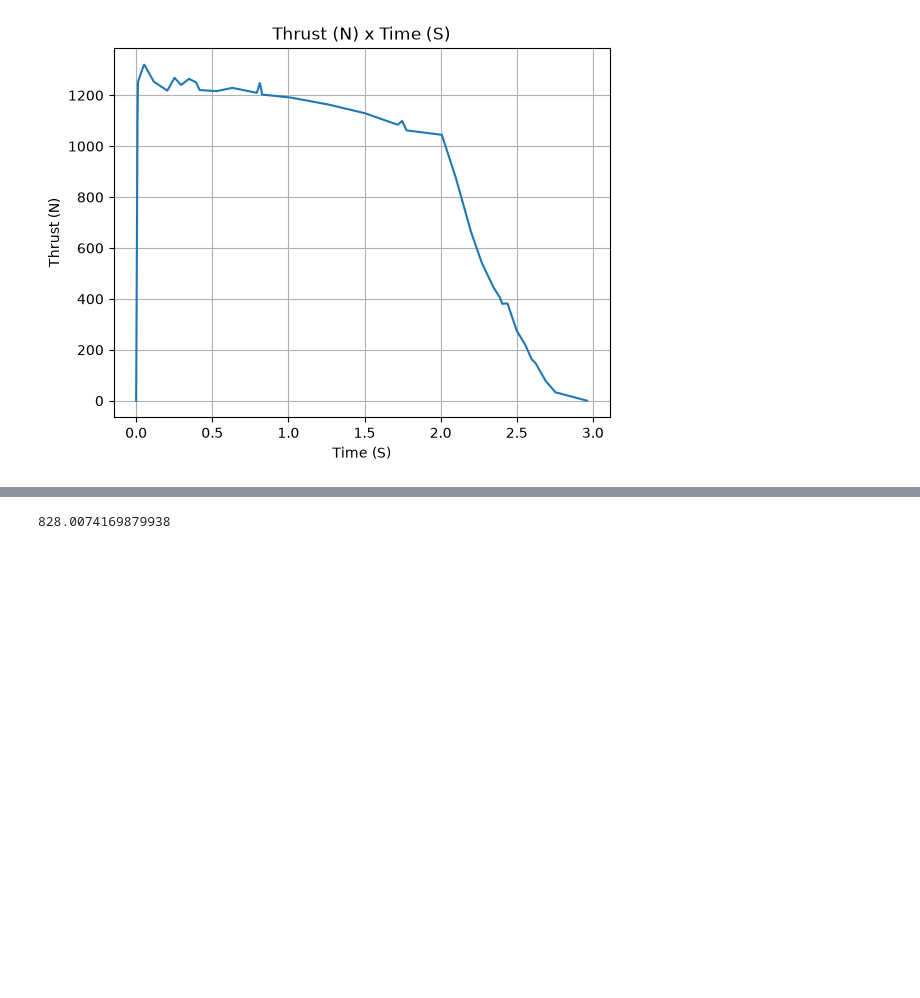
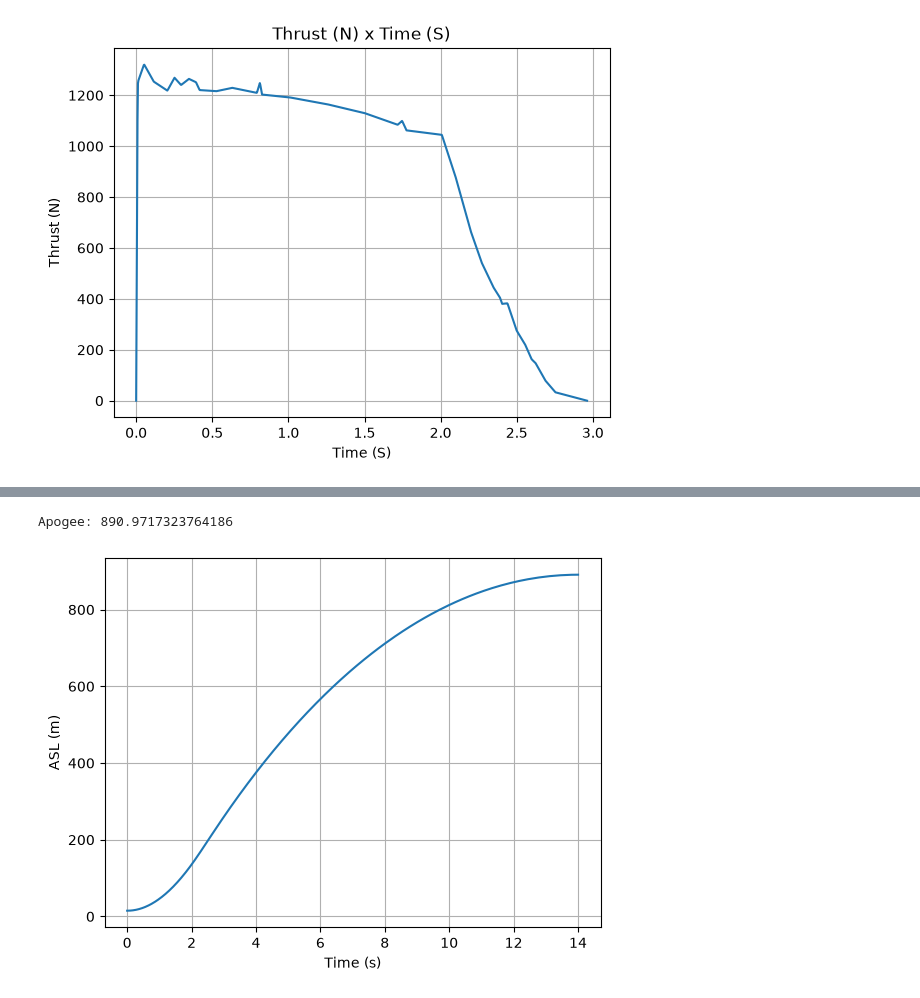
Before and after one commit to the-lightstack/kiraAirbrakeSoftware, a Jupyter notebook: rpy_sim.ipynb, the cells around one changed output, grey strips where cells are left out. Saved outputs shown, nothing was run; the diff lists cells and outputs as text; code cells hidden in the pictures; blank space fills up the shorter version.

```diff
--- a/rpy_sim.ipynb
+++ b/rpy_sim.ipynb
@@ -67,7 +72,21 @@ goldfish.draw()
 # %%
 ## Running a simulation
-flight = Flight(rocket=goldfish,environment=env,rail_length=6)
+flight = Flight(rocket=goldfish,environment=env,rail_length=2,terminate_on_apogee=True)
 # %%
-print(flight.apogee)
+import numpy as np
+import matplotlib.pyplot as plt
+print(f"Apogee: {flight.apogee}")
+
+# [time, x, y, z, vx, vy, vz, e0, e1, e2, e3, w1, w2, w3]
+sol = flight.solution_array
+ts = sol[:,0]
+altitudes = sol[:,3]
+
+plt.plot(ts,altitudes)
+plt.xlabel("Time (s)")
+plt.ylabel("ASL (m)")
+plt.grid(True)
+plt.show()
 # %% [output]
-828.0074169879938
+Apogee: 890.9717323764186
+[figure, added]
```
Also changed, not shown: parts of 1 cell of this notebook.
